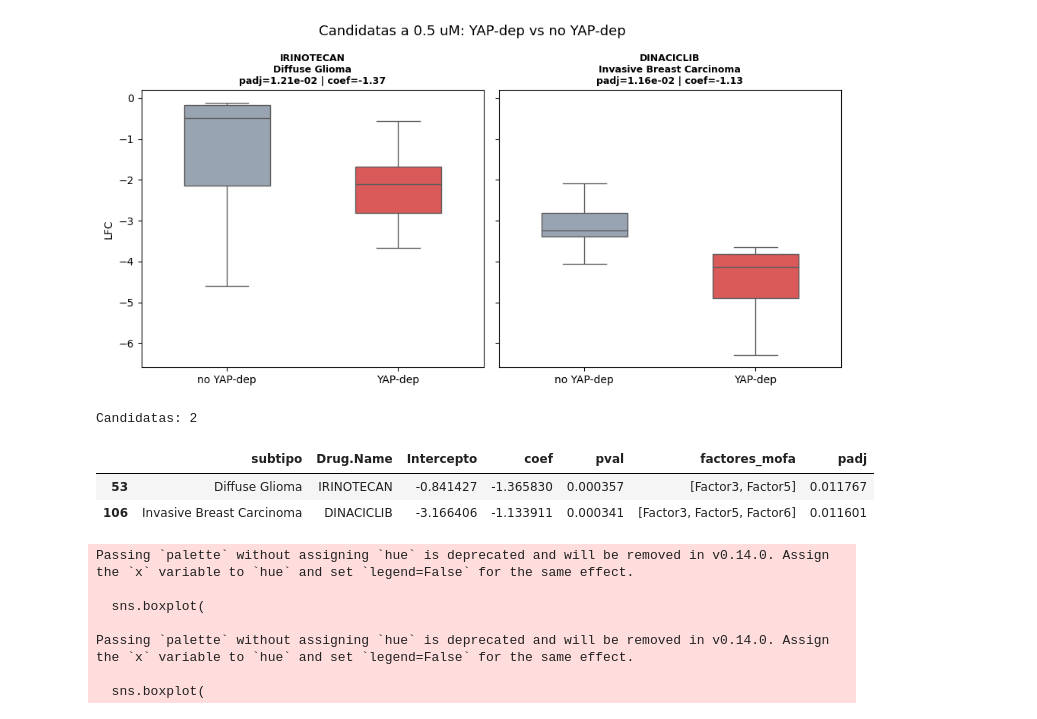
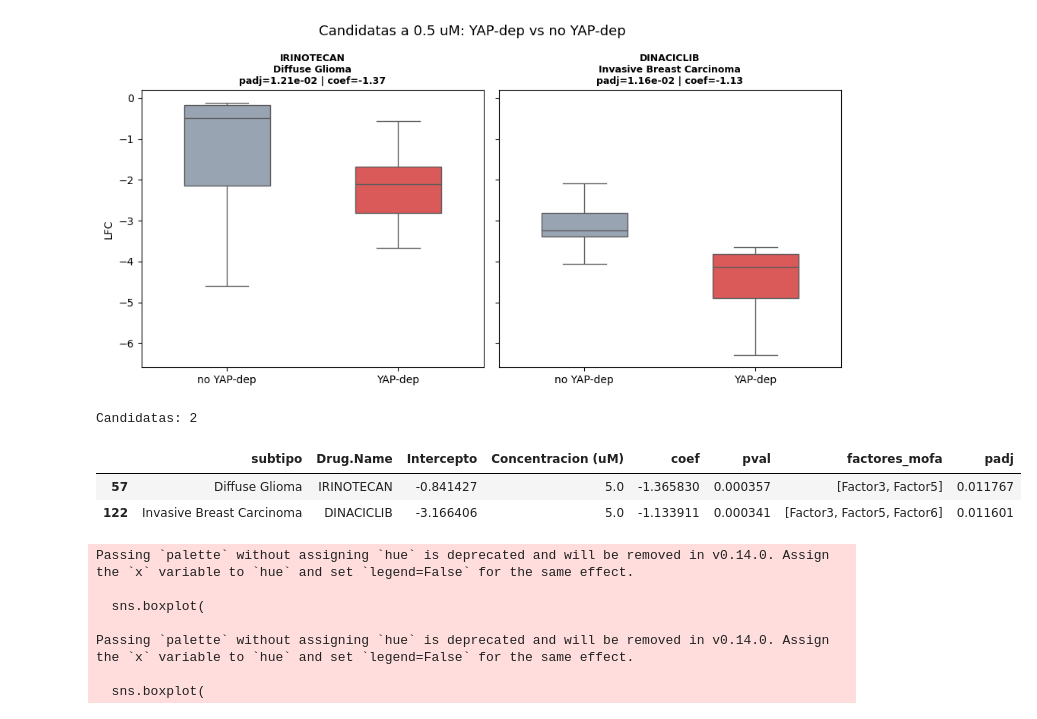
Before and after one commit to MALL-Lab/drug_clustering_pub, a Jupyter notebook: TFM_mao/notebooks/10_yap_taz.ipynb, the cells around one changed output. Cells and saved outputs as stored; diff of their text form; code cells hidden in the pictures.

```diff
--- a/TFM_mao/notebooks/10_yap_taz.ipynb
+++ b/TFM_mao/notebooks/10_yap_taz.ipynb
@@ -241,12 +241,12 @@ import statsmodels.formula.api as smf
 # Aplicar a ambos
 rep_clean['Drug.Name.clean'] = rep_clean['Drug.Name'].apply(limpiar_nombre)
 
-drogas_mofa = set(d for drogas in top_drogas_por_factor_005.values() for d in drogas)
+drogas_mofa_005 = set(d for drogas in top_drogas_por_factor_005.values() for d in drogas)
 
 resultados_lm = []
 
 for subtipo in subtipos_potentes:
-    for droga in drogas_mofa:
+    for droga in drogas_mofa_005:
         brd_ids = rep_clean[rep_clean['Drug.Name.clean'] == limpiar_nombre(droga)]['BRD_ID'].tolist()
         if not brd_ids:
             continue
@@ -272,7 +272,7 @@ for subtipo in subtipos_potentes:
                 'Drug.Name':     droga,
                 'Intercepto':    modelo.params['Intercept'],
                 'coef':          modelo.params['yap_dep'],
-                'Concentracion': '0,05',
+                'Concentracion (uM)': '0,05',
                 'pval':          modelo.pvalues['yap_dep'],
                 'factores_mofa': [f for f, ds in top_drogas_por_factor_005.items() if droga in ds]
             })
@@ -415,12 +415,12 @@ import statsmodels.formula.api as smf
 # Aplicar a ambos
 rep_clean['Drug.Name.clean'] = rep_clean['Drug.Name'].apply(limpiar_nombre)
 
-drogas_mofa = set(d for drogas in top_drogas_por_factor_05.values() for d in drogas)
+drogas_mofa_05 = set(d for drogas in top_drogas_por_factor_05.values() for d in drogas)
 
 resultados_lm = []
 
 for subtipo in subtipos_potentes:
-    for droga in drogas_mofa:
+    for droga in drogas_mofa_05:
 
         brd_ids = rep_clean[rep_clean['Drug.Name.clean'] == limpiar_nombre(droga)]['BRD_ID'].tolist()
         droga_depmap = limpiar_nombre(droga)
@@ -447,6 +447,7 @@ for subtipo in subtipos_potentes:
                 'subtipo':       subtipo,
                 'Drug.Name':     droga_depmap,
                 'Intercepto':    modelo.params['Intercept'],
+                'Concentracion (uM)': '0,5',
                 'coef':          modelo.params['yap_dep'],
                 'pval':          modelo.pvalues['yap_dep'],
                 'factores_mofa': [f for f, ds in top_drogas_por_factor_05.items() if droga in ds]
@@ -522,7 +523,7 @@ Passing `palette` without assigning `hue` is deprecated and will be removed in v
 # Filtrar ANTES por la concentración más relevante
 scores_5 = scores[scores['concentration'] == '5.0']
 
-top_drogas_por_factor = {
+top_drogas_por_factor_5 = {
     factor: scores_5.groupby('drug', observed=True)[factor]
                      .median()
                      .nsmallest(10)
@@ -534,12 +535,12 @@ import statsmodels.formula.api as smf
 # Aplicar a ambos
 rep_clean['Drug.Name.clean'] = rep_clean['Drug.Name'].apply(limpiar_nombre)
 
-drogas_mofa = set(d for drogas in top_drogas_por_factor.values() for d in drogas)
+drogas_mofa_5 = set(d for drogas in top_drogas_por_factor_5.values() for d in drogas)
 
 resultados_lm = []
 
 for subtipo in subtipos_potentes:
-    for droga in drogas_mofa:
+    for droga in drogas_mofa_5:
         brd_ids = rep_clean[rep_clean['Drug.Name.clean'] == limpiar_nombre(droga)]['BRD_ID'].tolist()
         if not brd_ids:
             continue
@@ -553,37 +554,38 @@ for subtipo in subtipos_potentes:
         df_droga = df_droga[df_droga['OncotreePrimaryDisease'] == subtipo]
 
         n_dep = df_droga[df_droga['yap_dep'] == 1]['depmap_id'].nunique()
         n_nodep = df_droga[df_droga['yap_dep'] == 0]['depmap_id'].nunique()
         if n_dep < 10 or n_nodep < 10:
             continue
 
         try:
             modelo = smf.rlm('LFC ~ yap_dep', data=df_droga).fit()
 
             resultados_lm.append({
                 'subtipo':       subtipo,
                 'Drug.Name':     droga,
                 'Intercepto':    modelo.params['Intercept'],
+                'Concentracion (uM)': '5.0',
                 'coef':          modelo.params['yap_dep'],
                 'pval':          modelo.pvalues['yap_dep'],
-                'factores_mofa': [f for f, ds in top_drogas_por_factor.items() if droga in ds]
+                'factores_mofa': [f for f, ds in top_drogas_por_factor_5.items() if droga in ds]
             })
         except:
             continue
 
 res_lm = pd.DataFrame(resultados_lm)
 
 res_lm['padj'] = res_lm.groupby('subtipo')['pval'].transform(
     lambda x: multipletests(x, method='fdr_bh')[1]
 )
 candidatas_5 = res_lm[(res_lm['padj'] < 0.05) & (res_lm['coef'] < 0)].sort_values('coef')
 print(f"Candidatas: {len(candidatas_5)}")
 candidatas_5
 # %% [output]
 Candidatas: 2
-|  | subtipo | Drug.Name | Intercepto | coef | pval | factores_mofa | padj |
-| 53 | Diffuse Glioma | IRINOTECAN | -0.841427 | -1.365830 | 0.000357 | [Factor3, Factor5] | 0.011767 |
-| 106 | Invasive Breast Carcinoma | DINACICLIB | -3.166406 | -1.133911 | 0.000341 | [Factor3, Factor5, Factor6] | 0.011601 |
+|  | subtipo | Drug.Name | Intercepto | Concentracion (uM) | coef | pval | factores_mofa | padj |
+| 57 | Diffuse Glioma | IRINOTECAN | -0.841427 | 5.0 | -1.365830 | 0.000357 | [Factor3, Factor5] | 0.011767 |
+| 122 | Invasive Breast Carcinoma | DINACICLIB | -3.166406 | 5.0 | -1.133911 | 0.000341 | [Factor3, Factor5, Factor6] | 0.011601 |
 # %%
 fig, axes = plt.subplots(1, len(candidatas_5), figsize=(10, 5), sharey=True)
 
```
Also changed, not shown: parts of 7 cells of this notebook, 4 other files.
